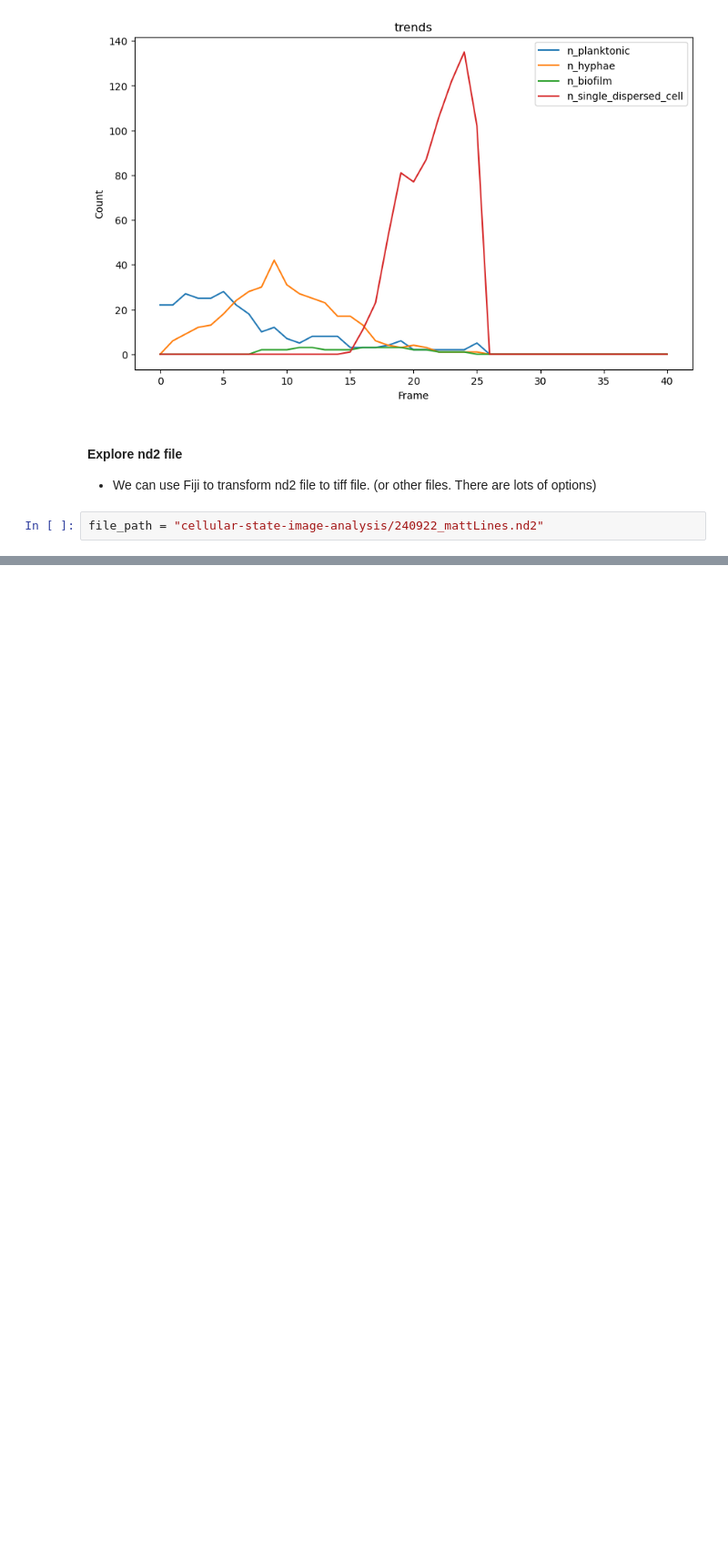
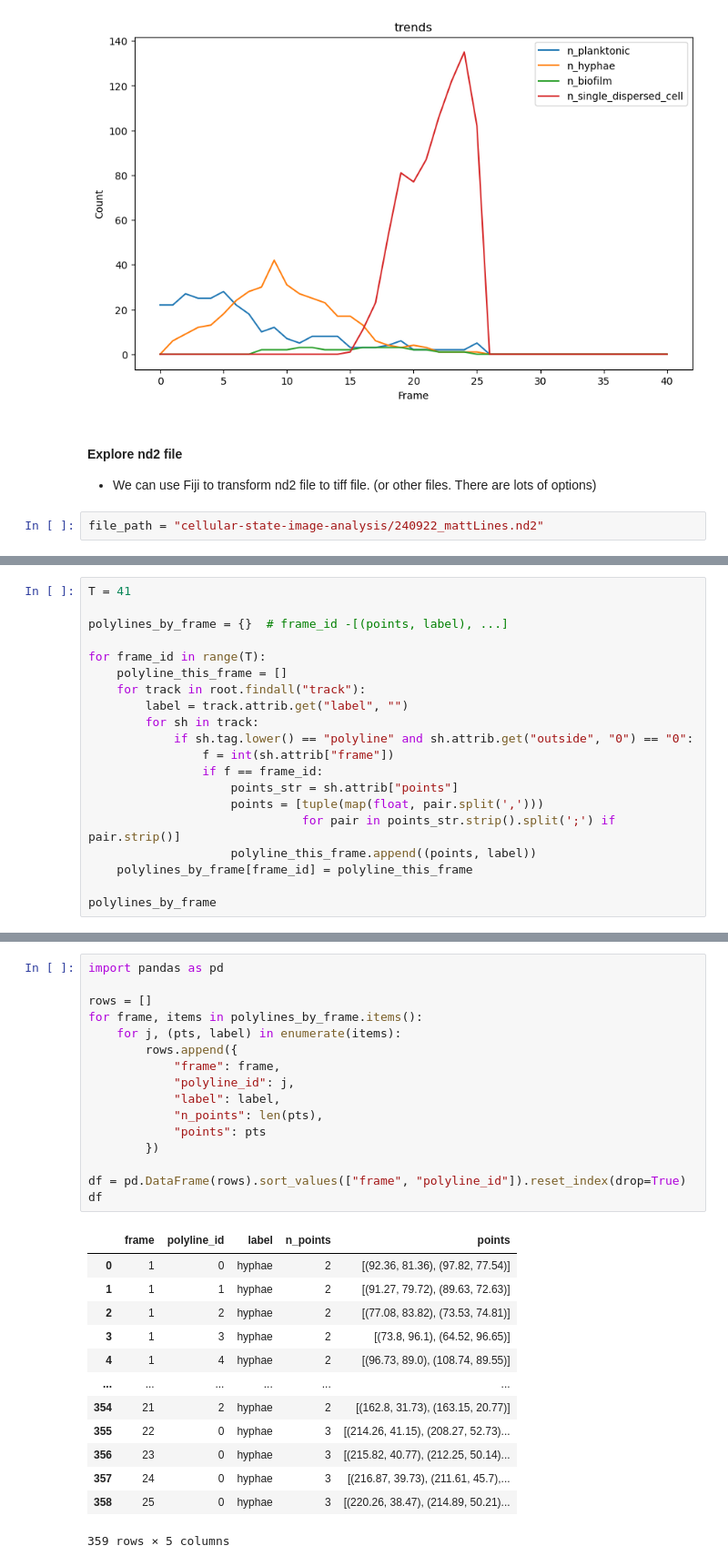
Before and after one commit to Mo119m/Cellular-state-image, a Jupyter notebook: eda.ipynb, the cells around one changed output, grey strips where cells are left out. Shown at 91% size. Saved outputs shown, nothing was run; the diff lists cells and outputs as text; blank space fills up the shorter version.

```diff
--- a/eda.ipynb
+++ b/eda.ipynb
@@ -192,0 +281,20 @@ plt.legend(); plt.show()
+# %%
+T = 41
+
+polylines_by_frame = {}  # frame_id -[(points, label), ...]
+
+for frame_id in range(T):
+    polyline_this_frame = []
+    for track in root.findall("track"):
+        label = track.attrib.get("label", "")
+        for sh in track:
+            if sh.tag.lower() == "polyline" and sh.attrib.get("outside", "0") == "0":
+                f = int(sh.attrib["frame"])
+                if f == frame_id:
+                    points_str = sh.attrib["points"]
+                    points = [tuple(map(float, pair.split(',')))
+                              for pair in points_str.strip().split(';') if pair.strip()]
+                    polyline_this_frame.append((points, label))
+    polylines_by_frame[frame_id] = polyline_this_frame
+
+polylines_by_frame
@@ -192,0 +319,30 @@ plt.legend(); plt.show()
+# %%
+import pandas as pd
+
+rows = []
+for frame, items in polylines_by_frame.items():
+    for j, (pts, label) in enumerate(items):
+        rows.append({
+            "frame": frame,
+            "polyline_id": j,
+            "label": label,
+            "n_points": len(pts),
+            "points": pts
+        })
+
+df = pd.DataFrame(rows).sort_values(["frame", "polyline_id"]).reset_index(drop=True)
+df
+# %% [output]
+|  | frame | polyline_id | label | n_points | points |
+| 0 | 1 | 0 | hyphae | 2 | [(92.36, 81.36), (97.82, 77.54)] |
+| 1 | 1 | 1 | hyphae | 2 | [(91.27, 79.72), (89.63, 72.63)] |
+| 2 | 1 | 2 | hyphae | 2 | [(77.08, 83.82), (73.53, 74.81)] |
+| 3 | 1 | 3 | hyphae | 2 | [(73.8, 96.1), (64.52, 96.65)] |
+| 4 | 1 | 4 | hyphae | 2 | [(96.73, 89.0), (108.74, 89.55)] |
+| ... | ... | ... | ... | ... | ... |
+| 354 | 21 | 2 | hyphae | 2 | [(162.8, 31.73), (163.15, 20.77)] |
+| 355 | 22 | 0 | hyphae | 3 | [(214.26, 41.15), (208.27, 52.73)... |
+| 356 | 23 | 0 | hyphae | 3 | [(215.82, 40.77), (212.25, 50.14)... |
+| 357 | 24 | 0 | hyphae | 3 | [(216.87, 39.73), (211.61, 45.7),... |
+| 358 | 25 | 0 | hyphae | 3 | [(220.26, 38.47), (214.89, 50.21)... |
+359 rows × 5 columns
```
Also changed, not shown: parts of 23 cells of this notebook, 7 other files.
